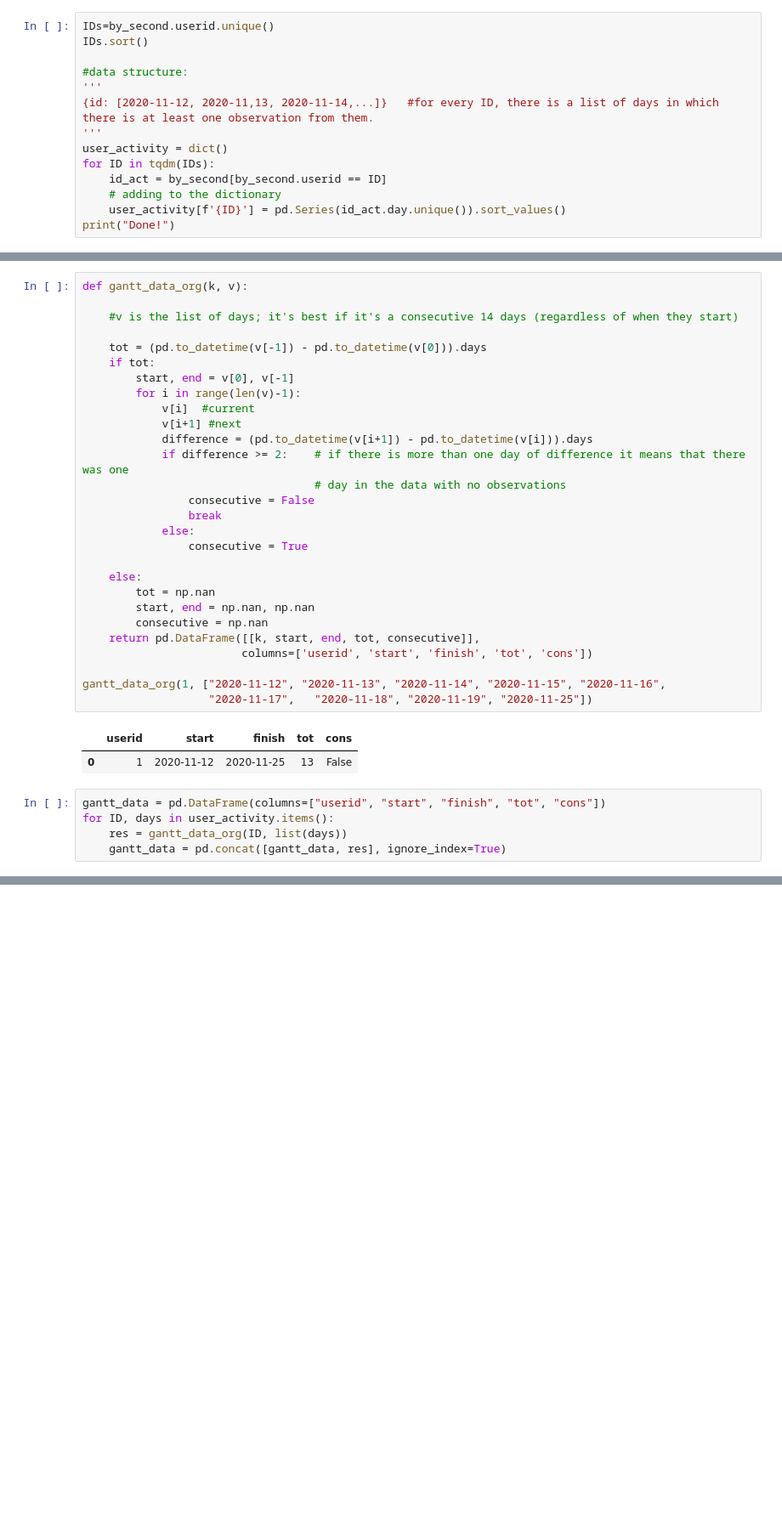
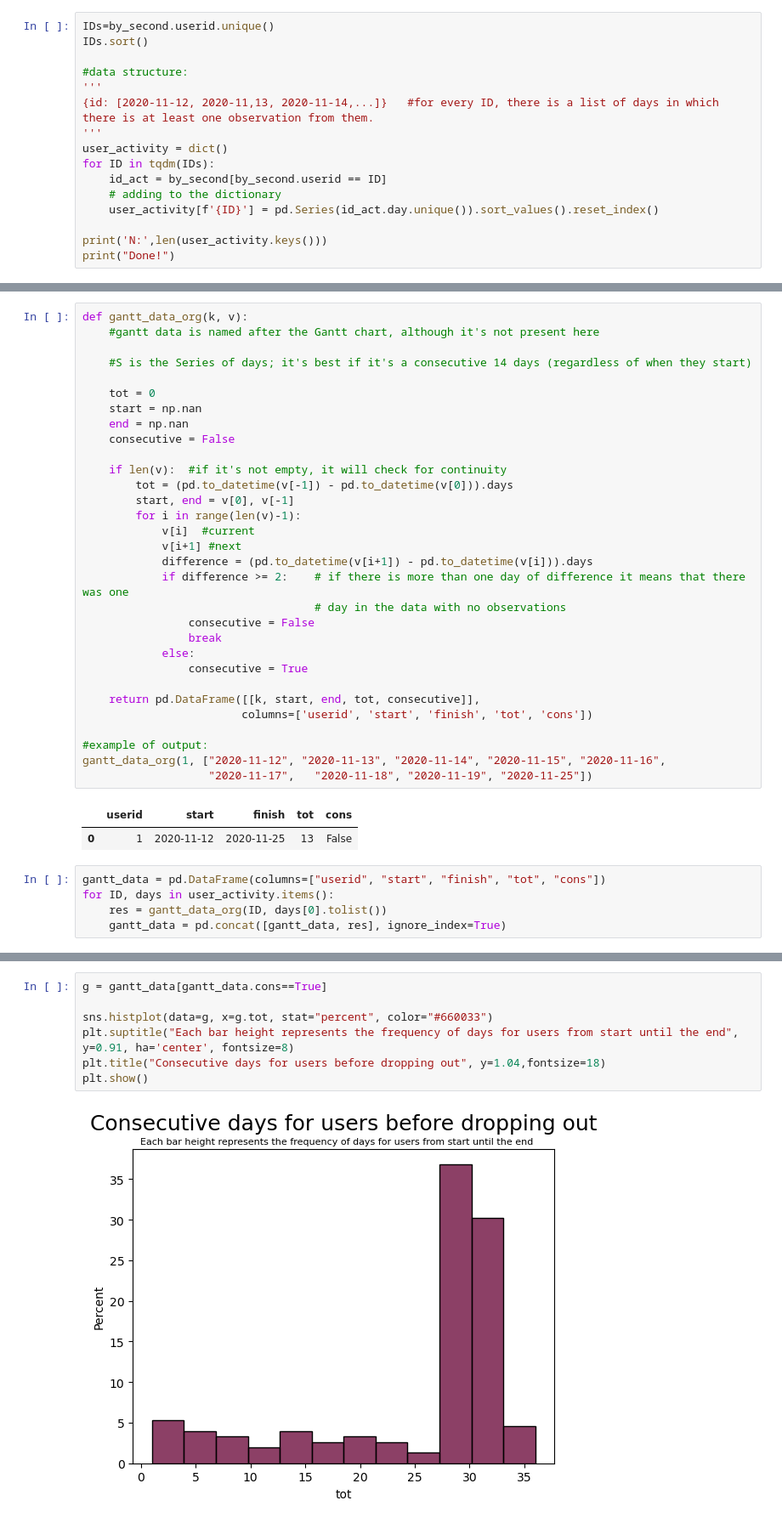
Before and after one commit to FluveFV/PhonePervasiveness, a Jupyter notebook: Data_preparation_and_cleaning.ipynb, the cells around one changed output, grey strips where cells are left out. Shown: that part at 85% size. Drawn from its saved outputs; the diff is of its cells as text; blank space fills up the shorter version.

```diff
--- a/Data_preparation_and_cleaning.ipynb
+++ b/Data_preparation_and_cleaning.ipynb
@@ -152,6 +148,8 @@ user_activity = dict()
 for ID in tqdm(IDs):
     id_act = by_second[by_second.userid == ID]
     # adding to the dictionary
-    user_activity[f'{ID}'] = pd.Series(id_act.day.unique()).sort_values()
+    user_activity[f'{ID}'] = pd.Series(id_act.day.unique()).sort_values().reset_index()
+
+print('N:',len(user_activity.keys()))
 print("Done!")
 # %% [output]
@@ -161,10 +161,16 @@ I will create a small dataset that categorizes each user into an 'always active'
 # %%
 def gantt_data_org(k, v):
+    #gantt data is named after the Gantt chart, although it's not present here
 
-    #v is the list of days; it's best if it's a consecutive 14 days (regardless of when they start)
+    #S is the Series of days; it's best if it's a consecutive 14 days (regardless of when they start)
 
-    tot = (pd.to_datetime(v[-1]) - pd.to_datetime(v[0])).days
-    if tot:
+    tot = 0
+    start = np.nan
+    end = np.nan
+    consecutive = False
+
+    if len(v):  #if it's not empty, it will check for continuity
+        tot = (pd.to_datetime(v[-1]) - pd.to_datetime(v[0])).days
         start, end = v[0], v[-1]
         for i in range(len(v)-1):
             v[i]  #current
@@ -177,13 +183,10 @@ def gantt_data_org(k, v):
             else:
                 consecutive = True
 
-    else:
-        tot = np.nan
-        start, end = np.nan, np.nan
-        consecutive = np.nan
     return pd.DataFrame([[k, start, end, tot, consecutive]],
                         columns=['userid', 'start', 'finish', 'tot', 'cons'])
 
+#example of output:
 gantt_data_org(1, ["2020-11-12", "2020-11-13", "2020-11-14", "2020-11-15", "2020-11-16",
                    "2020-11-17",   "2020-11-18", "2020-11-19", "2020-11-25"])
 # %% [output]
@@ -192,5 +195,5 @@ gantt_data_org(1, ["2020-11-12", "2020-11-13", "2020-11-14", "2020-11-15", "2020
 # %%
 gantt_data = pd.DataFrame(columns=["userid", "start", "finish", "tot", "cons"])
 for ID, days in user_activity.items():
-    res = gantt_data_org(ID, list(days))
+    res = gantt_data_org(ID, days[0].tolist())
     gantt_data = pd.concat([gantt_data, res], ignore_index=True)
@@ -302,0 +240,9 @@ active_days = user_activity.count()
+# %%
+g = gantt_data[gantt_data.cons==True]
+
+sns.histplot(data=g, x=g.tot, stat="percent", color="#660033")
+plt.suptitle("Each bar height represents the frequency of days for users from start until the end", y=0.91, ha='center', fontsize=8)
+plt.title("Consecutive days for users before dropping out", y=1.04,fontsize=18)
+plt.show()
+# %% [output]
+[figure, added]
```
Also changed, not shown: parts of 25 cells of this notebook.
